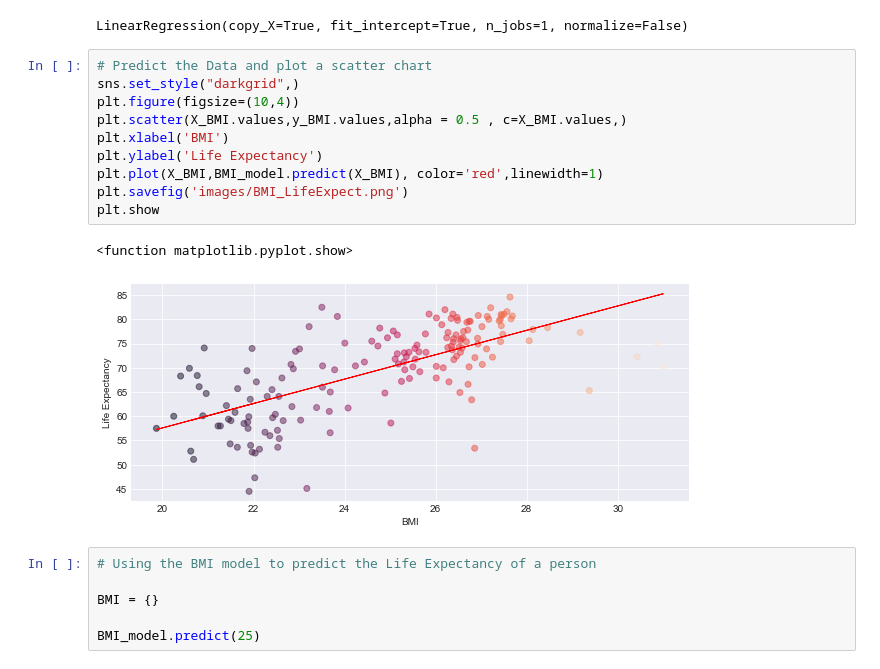
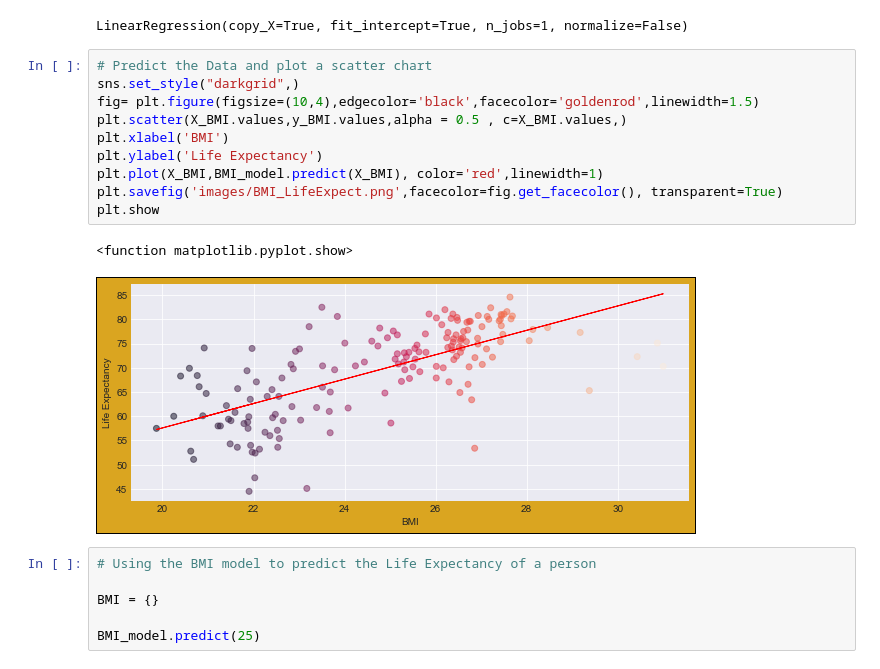
Before and after one commit to santhoshpullela/TheVulcanSalute, a Jupyter notebook: newpred.ipynb, the cells around one changed output. Drawn from its saved outputs; the diff is of its cells as text.

Commit message:
Linear Regression model to predict life expectancy

```diff
--- a/newpred.ipynb
+++ b/newpred.ipynb
@@ -35,16 +35,16 @@ LinearRegression(copy_X=True, fit_intercept=True, n_jobs=1, normalize=False)
 # %%
 # Predict the Data and plot a scatter chart
 sns.set_style("darkgrid",)
-plt.figure(figsize=(10,4))
+fig= plt.figure(figsize=(10,4),edgecolor='black',facecolor='goldenrod',linewidth=1.5)
 plt.scatter(X_BMI.values,y_BMI.values,alpha = 0.5 , c=X_BMI.values,)
 plt.xlabel('BMI')
 plt.ylabel('Life Expectancy')
 plt.plot(X_BMI,BMI_model.predict(X_BMI), color='red',linewidth=1)
-plt.savefig('images/BMI_LifeExpect.png')
+plt.savefig('images/BMI_LifeExpect.png',facecolor=fig.get_facecolor(), transparent=True)
 plt.show
 # %% [output]
 <function matplotlib.pyplot.show>
-[figure, old version]
+[figure, new version]
 # %%
 # Using the BMI model to predict the Life Expectancy of a person
 
```
Also changed, not shown: parts of 7 cells of this notebook, 4 other files.
